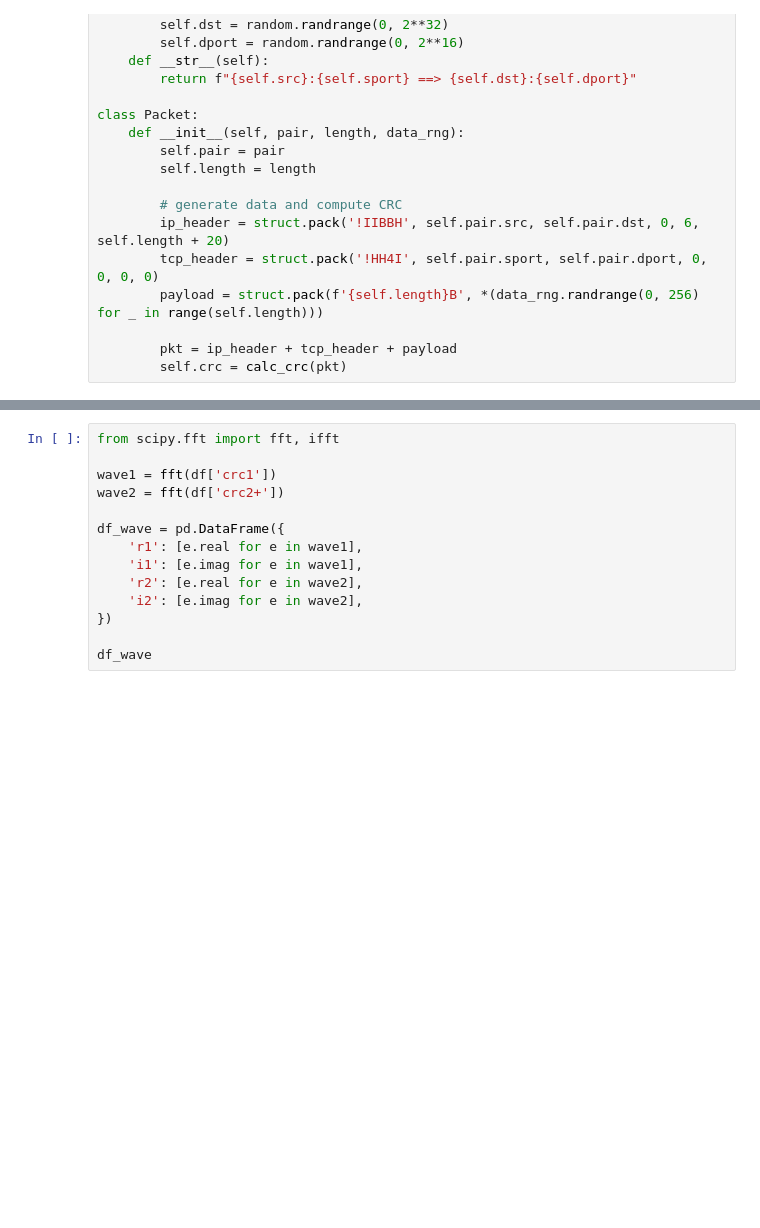
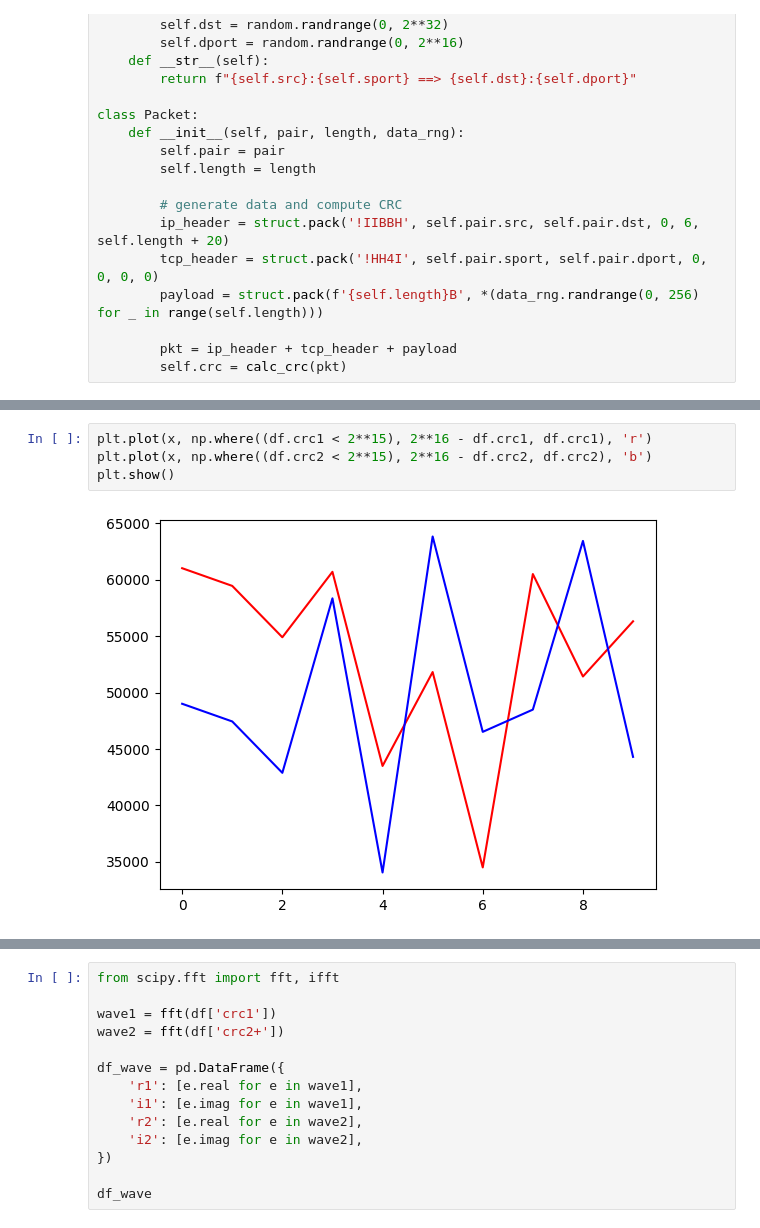
Before and after one commit to aapon00/NetSim2022, a Jupyter notebook: crc_offset.ipynb, the cells around one changed output, grey strips where cells are left out. Saved outputs shown, nothing was run; the diff lists cells and outputs as text; blank space fills up the shorter version.

```diff
--- a/crc_offset.ipynb
+++ b/crc_offset.ipynb
@@ -95,3 +95,9 @@ plt.show()
+# %%
+plt.plot(x, np.where((df.crc1 < 2**15), 2**16 - df.crc1, df.crc1), 'r')
+plt.plot(x, np.where((df.crc2 < 2**15), 2**16 - df.crc2, df.crc2), 'b')
+plt.show()
+# %% [output]
+[figure, added]
 # %%
 df['crc2+'] = np.where(df['crc2'] < df['crc1'], df['crc2'] + 2**16-1, df['crc2'])
 df['diff+'] = df['crc2+'] - df['crc1']
```
Also changed, not shown: parts of 6 cells of this notebook.
